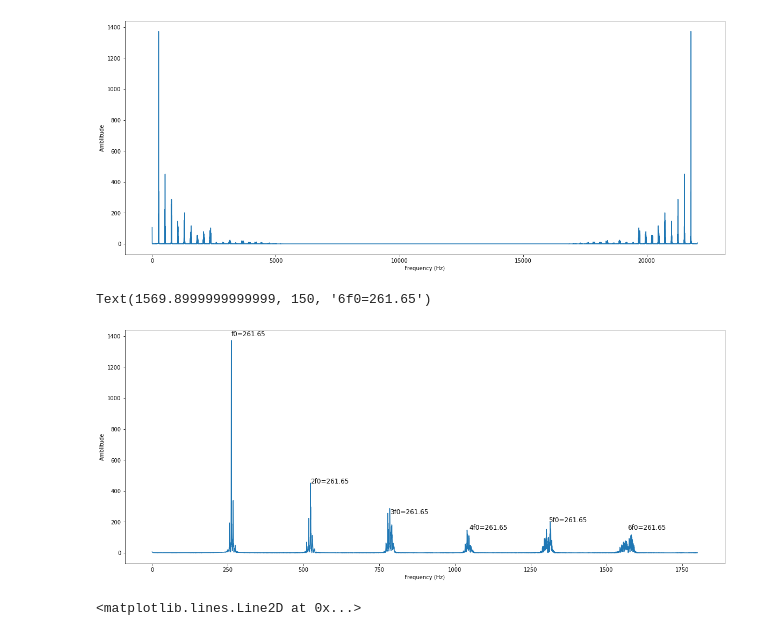
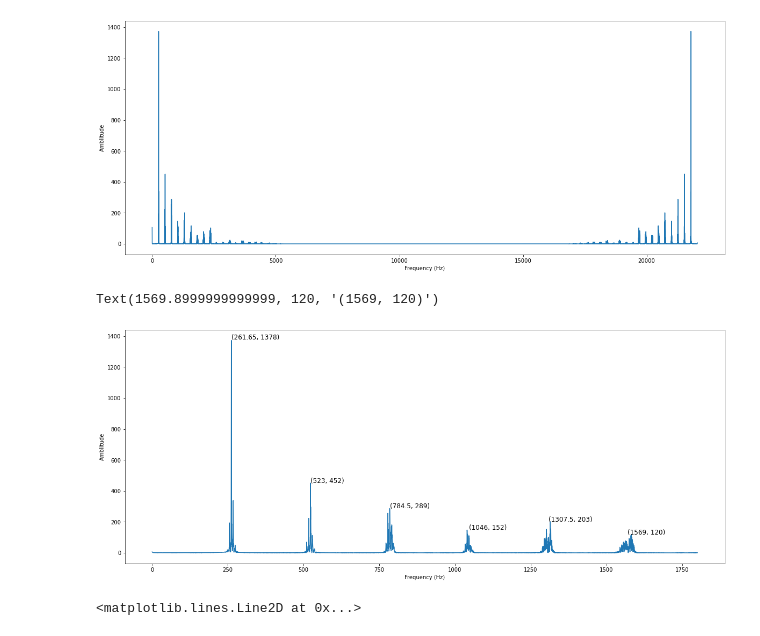
Before and after one commit to Rathees-Koneswarann/matplotlib-signal-analisis, a Jupyter notebook: violin-sound-process.ipynb, the cells around one changed output. Saved outputs shown, nothing was run; the diff lists cells and outputs as text; code cells hidden in the pictures.

```diff
--- a/violin-sound-process.ipynb
+++ b/violin-sound-process.ipynb
@@ -82,18 +82,18 @@ Text(0, 0.5, 'Amblitude')
 # %%
 fig, ax = plt.subplots(figsize=(20,8))
 condition = (fr >0) & (fr < 1800)
 plt.plot(fr[condition],np.abs(c[condition]))
 plt.xlabel('Frequency (Hz)')
 plt.ylabel('Amblitude')
-ax.text(261.65, 1400, 'f0=261.65', size=12)
-ax.text(261.65*2, 450, '2f0=261.65', size=12)
-ax.text(261.65*3, 250, '3f0=261.65', size=12)
-ax.text(261.65*4, 150, '4f0=261.65', size=12)
-ax.text(261.65*5, 200, '5f0=261.65', size=12)
-ax.text(261.65*6, 150, '6f0=261.65', size=12)
+ax.text(261.65, 1378, '(261.65, 1378)', size=12)
+ax.text(261.65*2, 452, '(523, 452)', size=12)
+ax.text(261.65*3, 289, '(784.5, 289)', size=12)
+ax.text(261.65*4, 152, '(1046, 152)', size=12)
+ax.text(261.65*5, 203, '(1307.5, 203)', size=12)
+ax.text(261.65*6, 120, '(1569, 120)', size=12)
 # %% [output]
-Text(1569.8999999999999, 150, '6f0=261.65')
+Text(1569.8999999999999, 120, '(1569, 120)')
-[figure, old version]
+[figure, new version]
 # %%
 plt.figure(figsize=(20,5))
 condition = (fr >0) & (fr < 1800)
```
Also changed, not shown: parts of 1 cell of this notebook, 1 other file.
